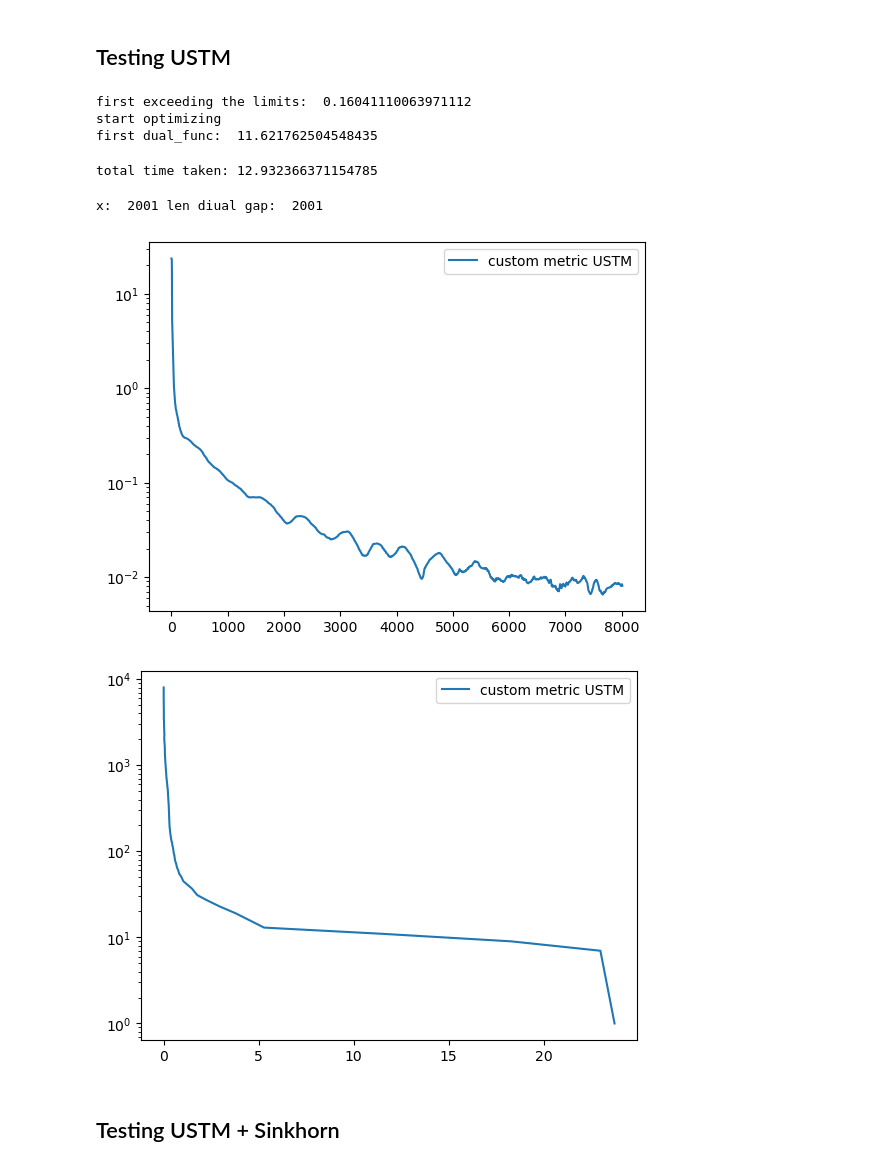
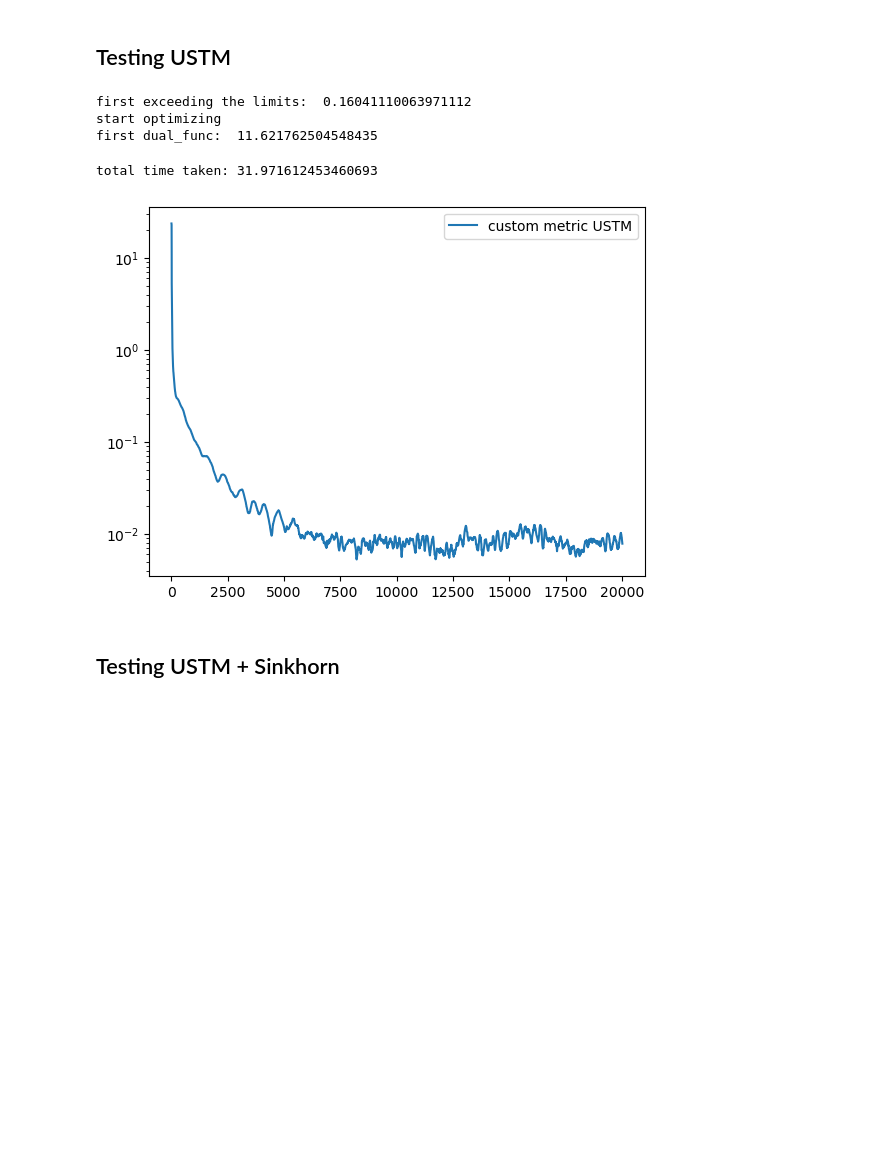
Before and after one commit to Lareton/transport_network_optimization, a Jupyter notebook: testing_all_algos.ipynb, the cells around one changed output. Saved outputs shown, nothing was run; the diff lists cells and outputs as text; code cells hidden in the pictures; blank space fills up the shorter version.

```diff
--- a/testing_all_algos.ipynb
+++ b/testing_all_algos.ipynb
@@ -36,18 +82,16 @@ def custom_plot(x, y, label=None):
 ## Testing USTM
 # %%
 t_start = time.time()
-results_ustm = ustm_mincost_mcf(ustm_stacker,  eps_abs=1e-4, eps_cons_abs=1e-4, max_iter=2000, stop_by_crit=True)
+results_ustm = ustm_mincost_mcf(ustm_stacker,  eps_abs=1e-4, eps_cons_abs=1e-4, max_iter=5000, stop_by_crit=True)
 print(f"total time taken: {time.time() - t_start}")
 # %% [output]
 first exceeding the limits:  0.16041110063971112
 start optimizing
 first dual_func:  11.621762504548435
-total time taken: 12.932366371154785
+total time taken: 31.971612453460693
 # %%
 custom_metric_ustm = calc_custom_metric(results_ustm, ustm_stacker)
 custom_plot(results_ustm.history_count_calls, custom_metric_ustm, label="custom metric USTM")
-custom_plot(custom_metric_ustm, results_ustm.history_count_calls, label="custom metric USTM")
+# custom_plot(custom_metric_ustm, results_ustm.history_count_calls, label="custom metric USTM")
 # %% [output]
-x:  2001 len diual gap:  2001
-[figure, old version]
+[figure, new version]
-[figure, removed]
```
Also changed, not shown: parts of 18 cells of this notebook, 1 other file.
